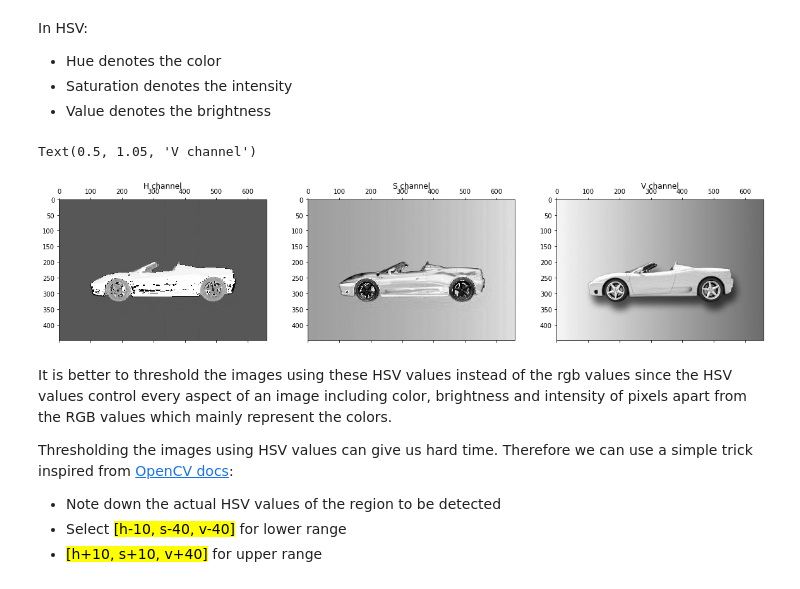
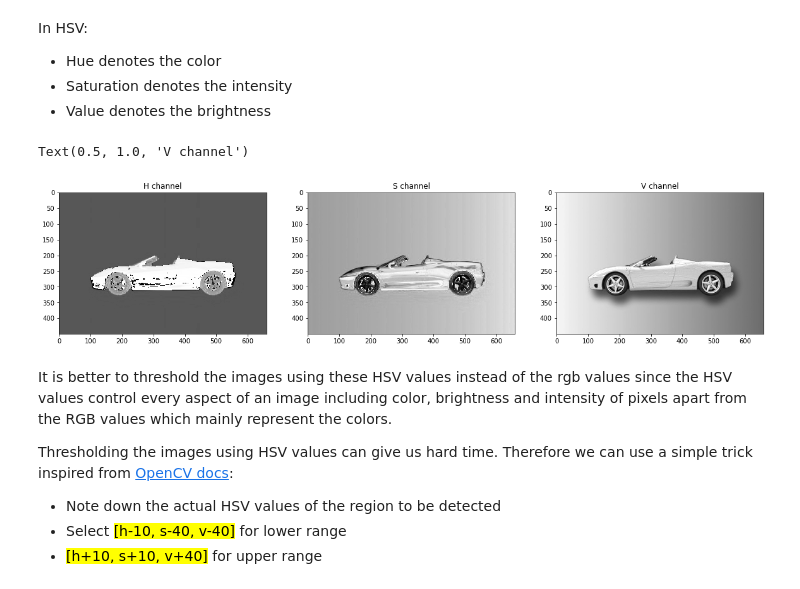
Before and after one commit to gitSuyash/Computer-Vision-Notebooks, a Jupyter notebook: 3. HSV Thresholds.ipynb, the cells around one changed output. Cells and saved outputs as stored; diff of their text form; code cells hidden in the pictures.

```diff
--- a/3. HSV Thresholds.ipynb
+++ b/3. HSV Thresholds.ipynb
@@ -17,24 +17,24 @@ In HSV:
 # %%
 #Convert RGB to HSV
 hsv = cv2.cvtColor(image,cv2.COLOR_RGB2HSV)
 
 #Visualizing 3 channels
 
 h = hsv[:,:,0]
 s = hsv[:,:,1]
 v = hsv[:,:,2]
 
 fig,(ax1,ax2,ax3) = plt.subplots(1,3,figsize = (20,10))
 
-ax1.matshow(h,cmap='gray')
+ax1.imshow(h,cmap='gray')
 ax1.set_title('H channel')
-ax2.matshow(s,cmap='gray')
+ax2.imshow(s,cmap='gray')
 ax2.set_title('S channel')
-ax3.matshow(v,cmap='gray')
+ax3.imshow(v,cmap='gray')
 ax3.set_title('V channel')
 # %% [output]
-Text(0.5, 1.05, 'V channel')
+Text(0.5, 1.0, 'V channel')
-[figure, old version]
+[figure, new version]
 # %% [markdown]
 It is better to threshold the images using these HSV values instead of the rgb values since the HSV values control every aspect of an image including color, brightness and intensity of pixels apart from the RGB values which mainly represent the colors.
 
```
Also changed, not shown: parts of 3 cells of this notebook.
